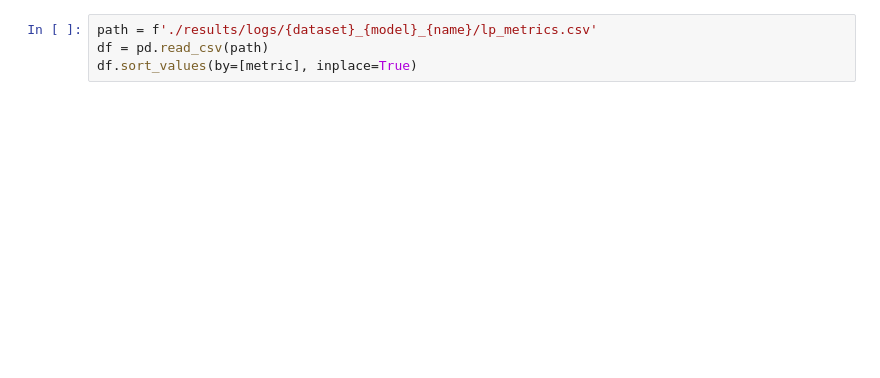
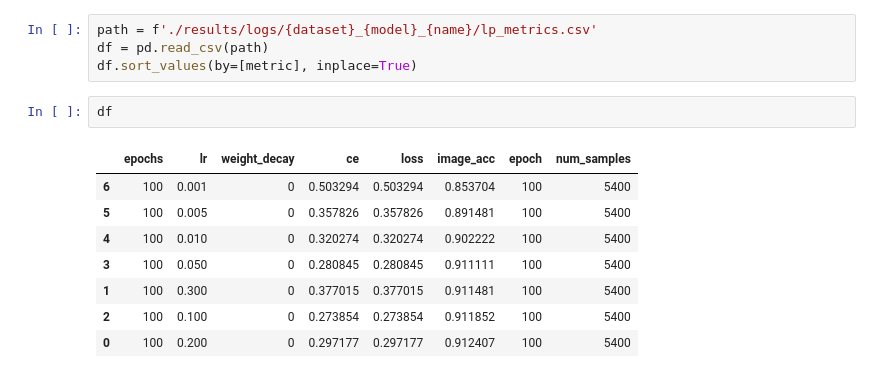
Before and after one commit to uiuctml/GeospatialFM, a Jupyter notebook: collect_results.ipynb, the cells around one changed output. Saved outputs shown, nothing was run; the diff lists cells and outputs as text; blank space fills up the shorter version.

```diff
--- a/collect_results.ipynb
+++ b/collect_results.ipynb
@@ -40,6 +34,17 @@ sns.lineplot(data=df, x='lr', y='image_acc', hue='weight_decay')
 path = f'./results/logs/{dataset}_{model}_{name}/lp_metrics.csv'
 df = pd.read_csv(path)
 df.sort_values(by=[metric], inplace=True)
+# %%
+df
+# %% [output]
+|  | epochs | lr | weight_decay | ce | loss | image_acc | epoch | num_samples |
+| 6 | 100 | 0.001 | 0 | 0.503294 | 0.503294 | 0.853704 | 100 | 5400 |
+| 5 | 100 | 0.005 | 0 | 0.357826 | 0.357826 | 0.891481 | 100 | 5400 |
+| 4 | 100 | 0.010 | 0 | 0.320274 | 0.320274 | 0.902222 | 100 | 5400 |
+| 3 | 100 | 0.050 | 0 | 0.280845 | 0.280845 | 0.911111 | 100 | 5400 |
+| 1 | 100 | 0.300 | 0 | 0.377015 | 0.377015 | 0.911481 | 100 | 5400 |
+| 2 | 100 | 0.100 | 0 | 0.273854 | 0.273854 | 0.911852 | 100 | 5400 |
+| 0 | 100 | 0.200 | 0 | 0.297177 | 0.297177 | 0.912407 | 100 | 5400 |
 # %%
 sns.lineplot(data=df, x='lr', y=metric, hue='weight_decay')
 # %% [output]
```
Also changed, not shown: parts of 5 cells of this notebook, 14 other files.
